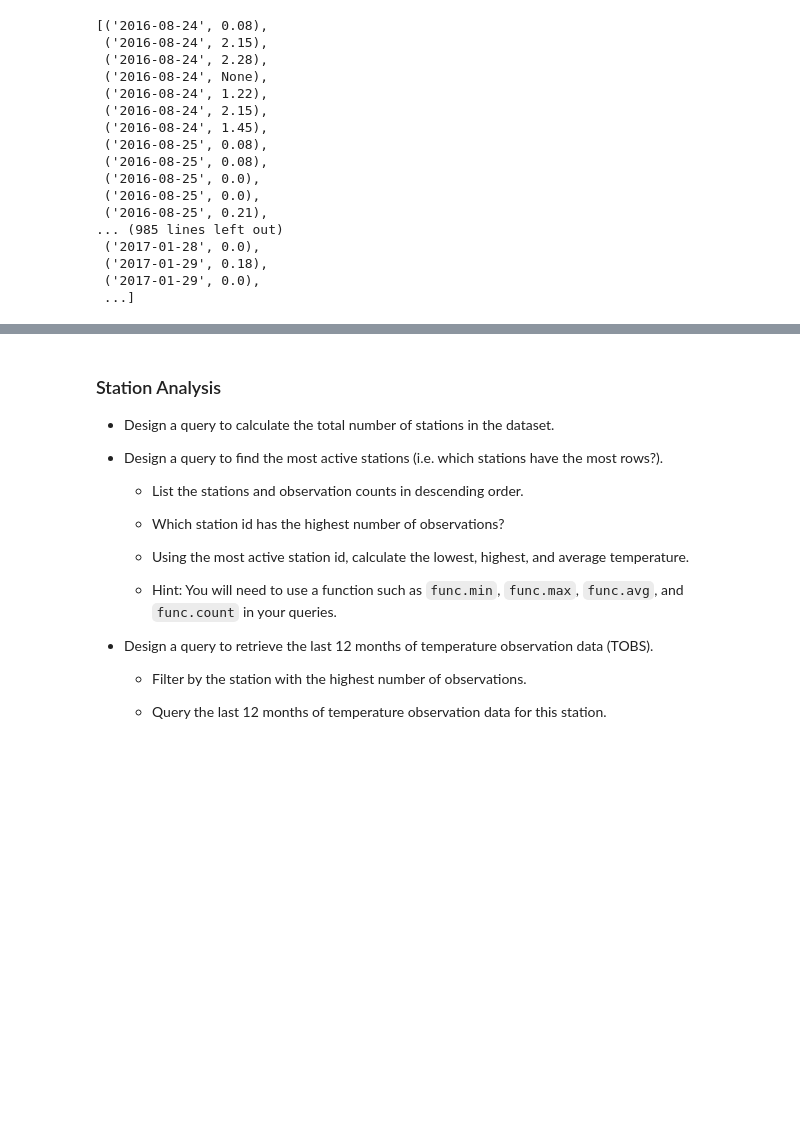
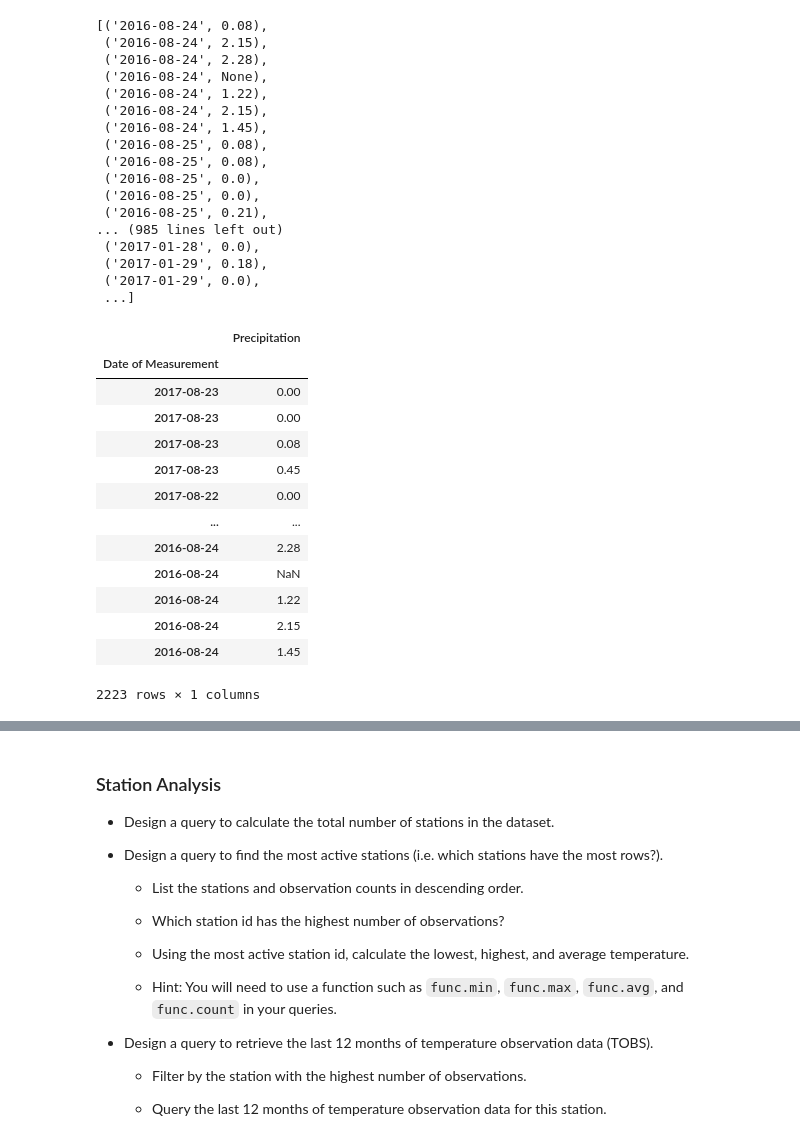
Before and after one commit to ic17rey/sqlalchemy-challenge, a Jupyter notebook: climate.ipynb, the cells around one changed output, grey strips where cells are left out. Drawn from its saved outputs; the diff is of its cells as text; code cells hidden in the pictures; blank space fills up the shorter version.

```diff
--- a/climate.ipynb
+++ b/climate.ipynb
@@ -244,0 +242,23 @@ results_yr_back_ascending
+# %%
+# Save the query results as a Pandas DataFrame and set the index to the date column
+# meas_date = [result[0] for result in results]
+# prcp_measured = [result[1] for result in results]
+
+results_df = pd.DataFrame(results, columns=['Date of Measurement', 'Precipitation'])
+results_df.set_index('Date of Measurement', inplace=True)
+results_df
+# %% [output]
+|  | Precipitation |
+| Date of Measurement |  |
+| 2017-08-23 | 0.00 |
+| 2017-08-23 | 0.00 |
+| 2017-08-23 | 0.08 |
+| 2017-08-23 | 0.45 |
+| 2017-08-22 | 0.00 |
+| ... | ... |
+| 2016-08-24 | 2.28 |
+| 2016-08-24 | NaN |
+| 2016-08-24 | 1.22 |
+| 2016-08-24 | 2.15 |
+| 2016-08-24 | 1.45 |
+2223 rows × 1 columns
```
Also changed, not shown: parts of 11 cells of this notebook.
